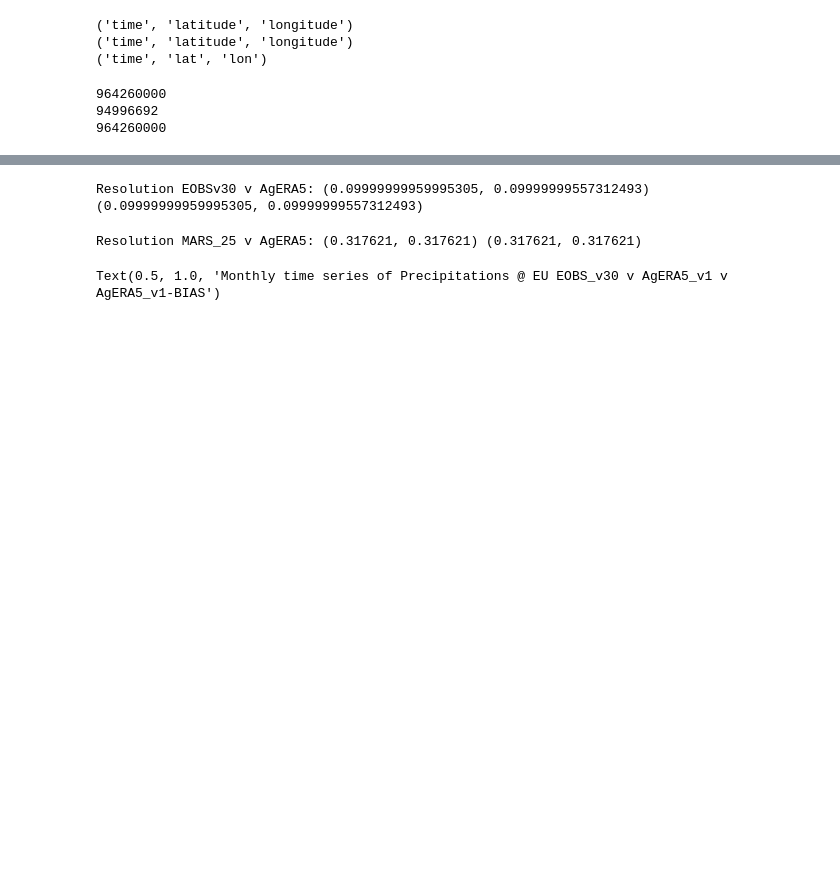
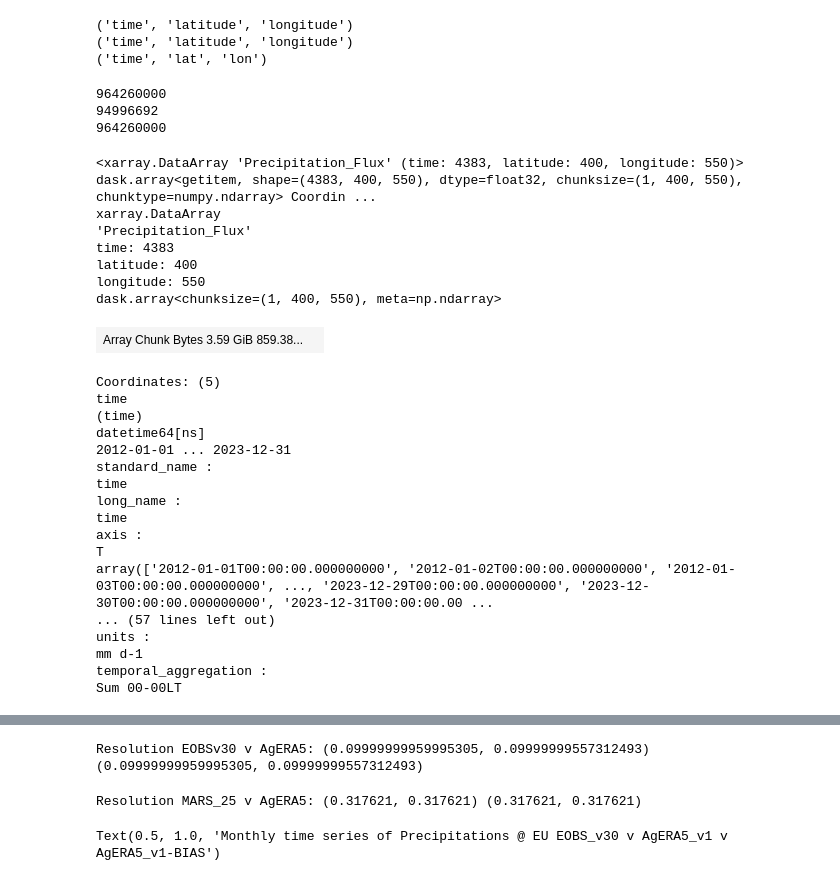
Before and after one commit to 007-Ozalp/Intercomparison, a Jupyter notebook: AgERA5_EOBSv30_MARS25_verification.ipynb, the cells around one changed output, grey strips where cells are left out. Cells and saved outputs as stored; diff of their text form; code cells hidden in the pictures; blank space fills up the shorter version.

```diff
--- a/AgERA5_EOBSv30_MARS25_verification.ipynb
+++ b/AgERA5_EOBSv30_MARS25_verification.ipynb
@@ -86,3 +163,31 @@ subset_dsagera5_aligned_mars25 = ds_reordered.Precipitation_Flux.sel(
     time=selected_data_mars25.time,
     method='nearest'
 )
+# %%
+subset_dsagera5_aligned_eobsv30
+# %% [output]
+<xarray.DataArray 'Precipitation_Flux' (time: 4383, latitude: 400, longitude: 550)> dask.array<getitem, shape=(4383, 400, 550), dtype=float32, chunksize=(1, 400, 550), chunktype=numpy.ndarray> Coordin ...
+xarray.DataArray
+'Precipitation_Flux'
+time: 4383
+latitude: 400
+longitude: 550
+dask.array<chunksize=(1, 400, 550), meta=np.ndarray>
+| Array Chunk Bytes 3.59 GiB 859.38... |  |
+Coordinates: (5)
+time
+(time)
+datetime64[ns]
+2012-01-01 ... 2023-12-31
+standard_name :
+time
+long_name :
+time
+axis :
+T
+array(['2012-01-01T00:00:00.000000000', '2012-01-02T00:00:00.000000000', '2012-01-03T00:00:00.000000000', ..., '2023-12-29T00:00:00.000000000', '2023-12-30T00:00:00.000000000', '2023-12-31T00:00:00.00 ...
+... (57 lines left out)
+units :
+mm d-1
+temporal_aggregation :
+Sum 00-00LT
```
Also changed, not shown: parts of 6 cells of this notebook.
